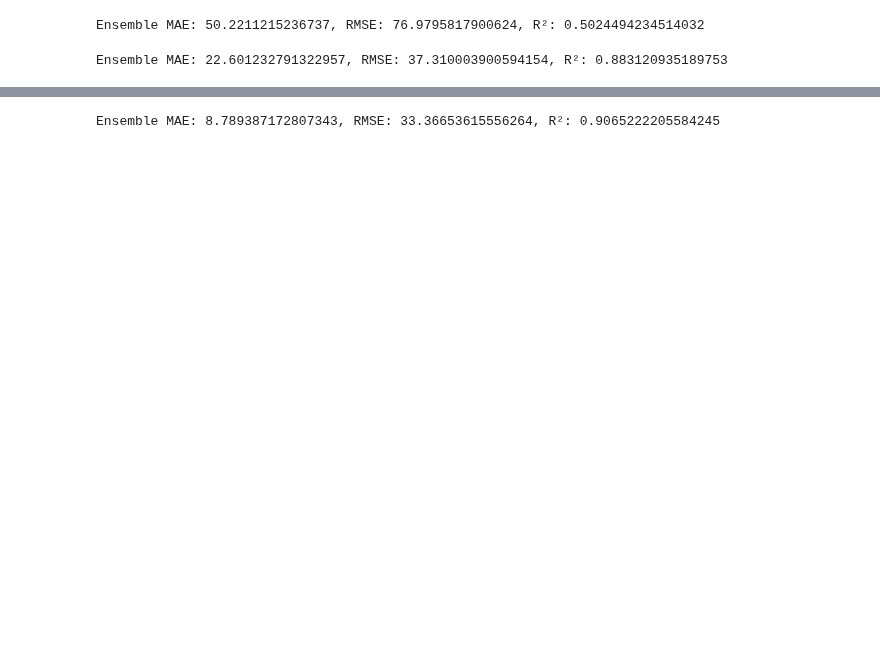
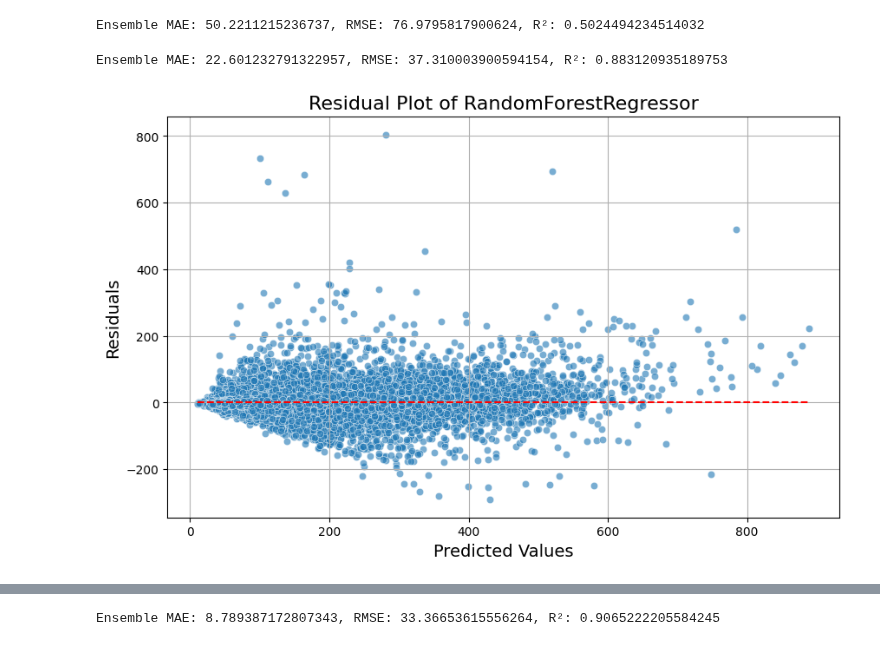
Before and after one commit to devguno/Surgical-Duration-Prediction, a Jupyter notebook: 1218.ipynb, the cells around one changed output, grey strips where cells are left out. Drawn from its saved outputs; the diff is of its cells as text; code cells hidden in the pictures; blank space fills up the shorter version.

```diff
--- a/1218.ipynb
+++ b/1218.ipynb
@@ -121,0 +155,25 @@ Ensemble MAE: 16.67870301451433, RMSE: 31.662393537060968, R²: 0.91582684145030
+# %%
+from sklearn.metrics import mean_absolute_error
+
+# Dictionary to store MAE for each department
+department_mae = {}
+
+for dept in departments:
+    dept_col_name = 'surgical department_' + dept
+    dept_data = df_encoded[df_encoded[dept_col_name] == 1]
+
+    # Split the data for the department
+    X_dept = dept_data.drop('surgery duration', axis=1)
+    y_dept = dept_data['surgery duration']
+    _, X_test_dept, _, y_test_dept = train_test_split(X_dept, y_dept, test_size=0.2, random_state=42)
+
+    # Train the model and make predictions for the department
+    model = RandomForestRegressor(n_estimators=100, random_state=42)
+    model.fit(X_train_dept, y_train_dept)
+    predictions_dept = model.predict(X_test_dept)
+
+    # Calculate MAE for this department
+    mae = mean_absolute_error(y_test_dept, predictions_dept)
+    department_mae[dept] = mae
+
+department_mae
@@ -229,3 +305,22 @@ r2_xgb = r2_score(y_test_all, final_predictions)
 print(f"Ensemble MAE: {mae_xgb}, RMSE: {rmse_xgb}, R²: {r2_xgb}")
 # %% [output]
 Ensemble MAE: 22.601232791322957, RMSE: 37.310003900594154, R²: 0.883120935189753
+# %%
+import matplotlib.pyplot as plt
+import seaborn as sns
+
+# Assuming y_test_all and final_predictions are defined
+# Calculate residuals
+residuals = y_test_all - final_predictions
+
+# Create an enhanced Residual Plot
+plt.figure(figsize=(10, 6))
+sns.scatterplot(x=final_predictions, y=residuals, alpha=0.6)
+plt.hlines(y=0, xmin=final_predictions.min(), xmax=final_predictions.max(), color='red', linestyles='dashed')
+plt.xlabel('Predicted Values', fontsize=14)
+plt.ylabel('Residuals', fontsize=14)
+plt.title('Residual Plot of RandomForestRegressor', fontsize=16)
+plt.grid(True)
+plt.show()
+# %% [output]
+[figure, added]
```
Also changed, not shown: parts of 8 cells of this notebook.
